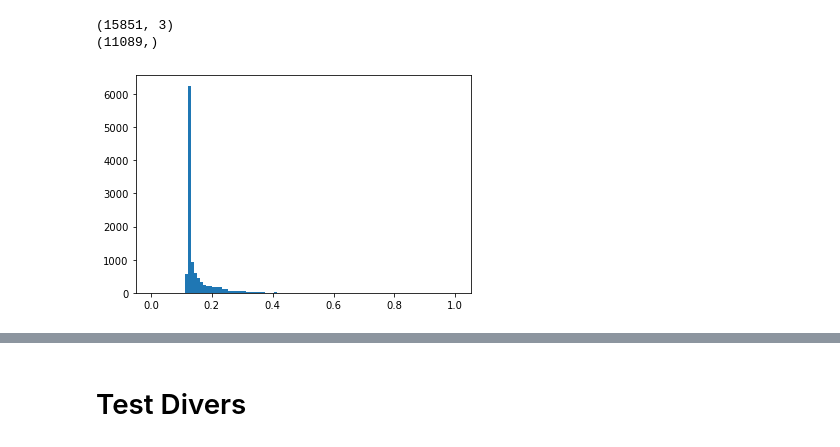
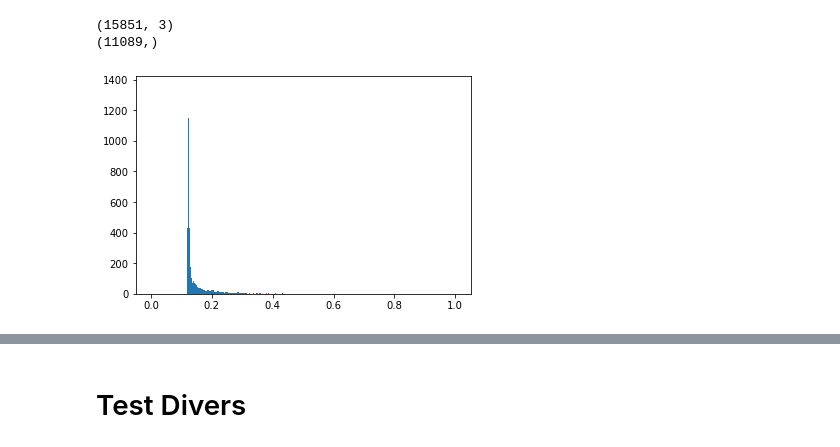
Before and after one commit to ArthurAmmeux/TAMAGI, a Jupyter notebook: GNSS.ipynb, the cells around one changed output, grey strips where cells are left out. Drawn from its saved outputs; the diff is of its cells as text; code cells hidden in the pictures.

```diff
--- a/GNSS.ipynb
+++ b/GNSS.ipynb
@@ -590,8 +735,10 @@ print(indices.shape)
 # %% [output]
 (15851, 3)
 (11089,)
-# %%
-a = plt.hist(indices, bins=np.linspace(0,1,100))
-# %% [output]
-[figure, removed]
+# %%
+"Une fois qu'on a un notre array avec toutes les données on peut commencer à faire les histogrammes"
+
+a = plt.hist(indices, bins=np.linspace(0,1,1000))
+# %% [output]
+[figure, added]
 # %%
```
Also changed, not shown: parts of 15 cells of this notebook.
